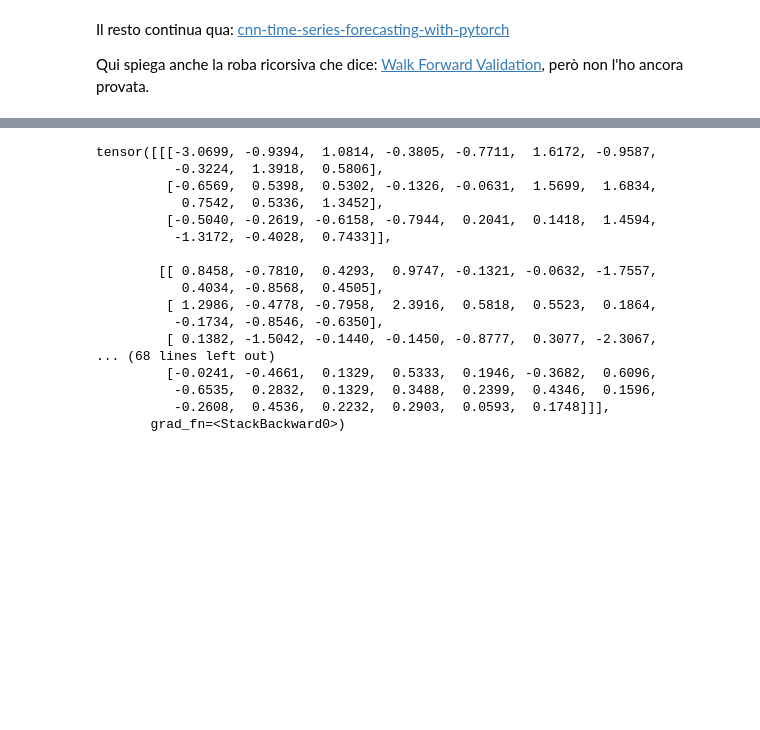
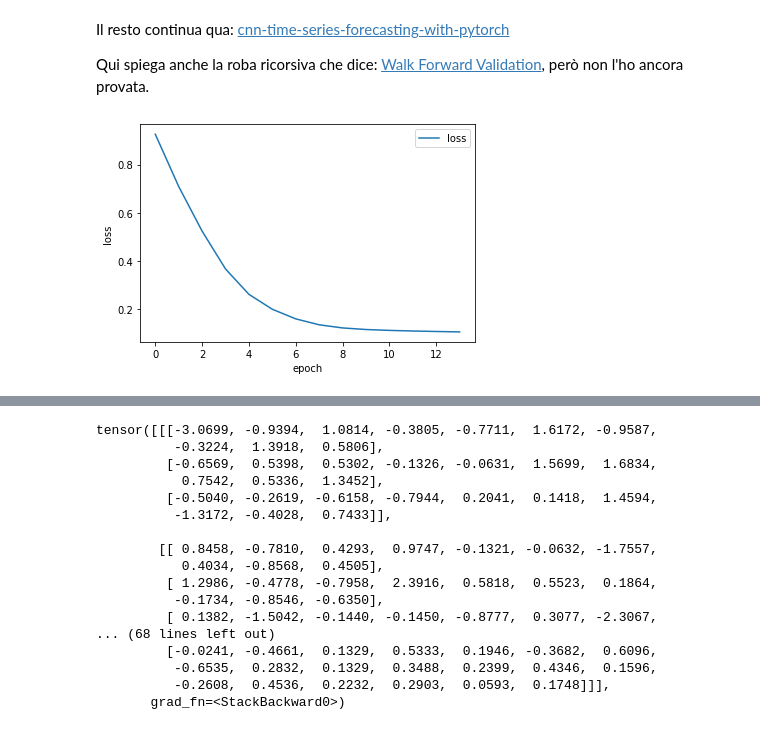
Before and after one commit to dbrglc/progetto_previsione_temperature, a Jupyter notebook: Progetto_dl.ipynb, the cells around one changed output, grey strips where cells are left out. Cells and saved outputs as stored; diff of their text form; code cells hidden in the pictures; blank space fills up the shorter version.

```diff
--- a/Progetto_dl.ipynb
+++ b/Progetto_dl.ipynb
@@ -289,3 +305,11 @@ RuntimeError: mat1 and mat2 shapes cannot be multiplied (1x12 and 24x8)
 Il resto continua qua: [cnn-time-series-forecasting-with-pytorch ](https://www.kaggle.com/hanjoonchoe/cnn-time-series-forecasting-with-pytorch/notebook)
 
 Qui spiega anche la roba ricorsiva che dice: [Walk Forward Validation](https://machinelearningmastery.com/how-to-develop-lstm-models-for-multi-step-time-series-forecasting-of-household-power-consumption/#:~:text=2083.4539999999984%202197.006000000004-,Walk%2DForward%20Validation,-Models%20will%20be), però non l'ho ancora provata.
+# %%
+loss_df = pd.DataFrame(train_losses, index=list(range(len(train_losses))), columns=["loss"])
+
+xs = loss_df.plot()
+_ = xs.set_ylabel("loss")
+_ = xs.set_xlabel("epoch")
+# %% [output]
+[figure, added]
```
Also changed, not shown: parts of 8 cells of this notebook.
